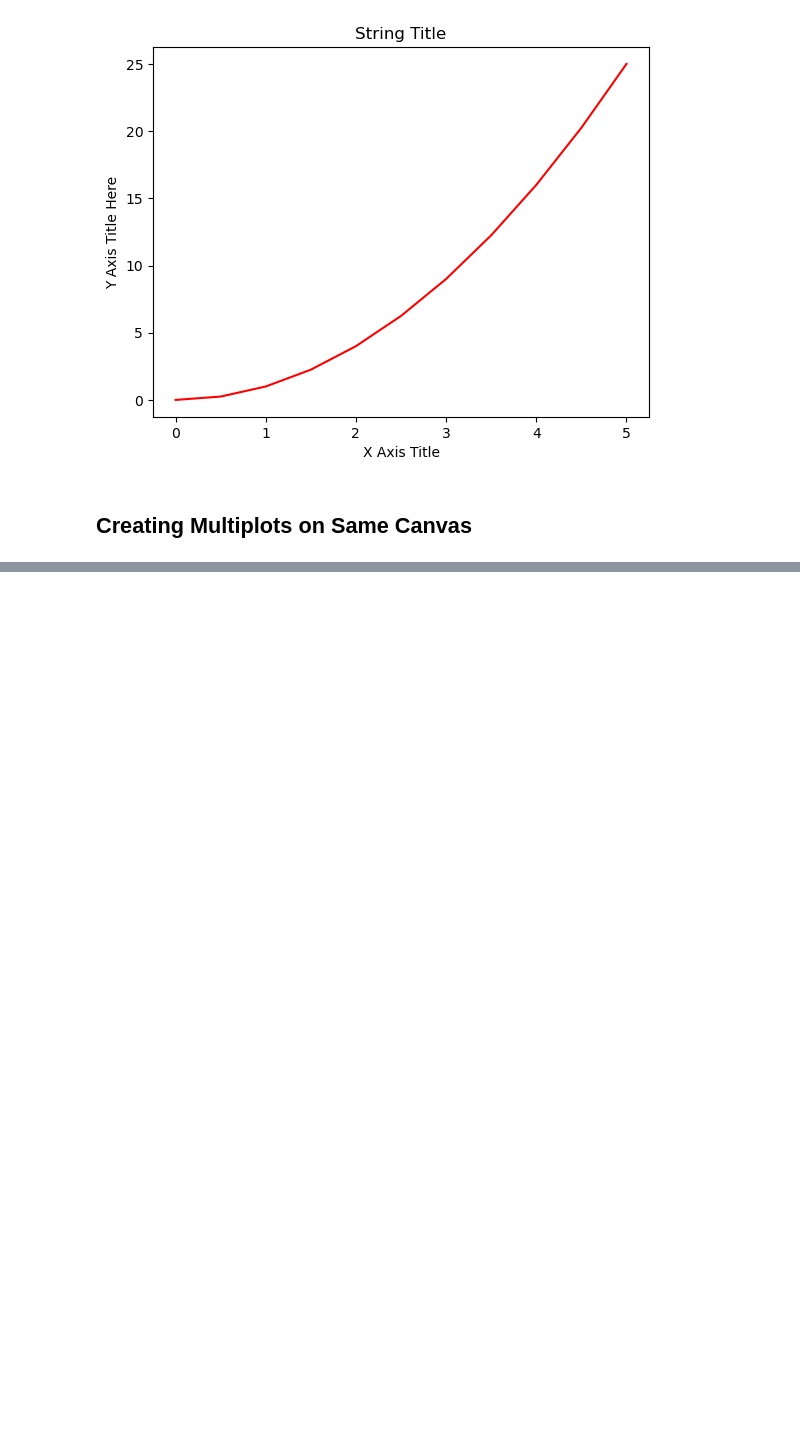
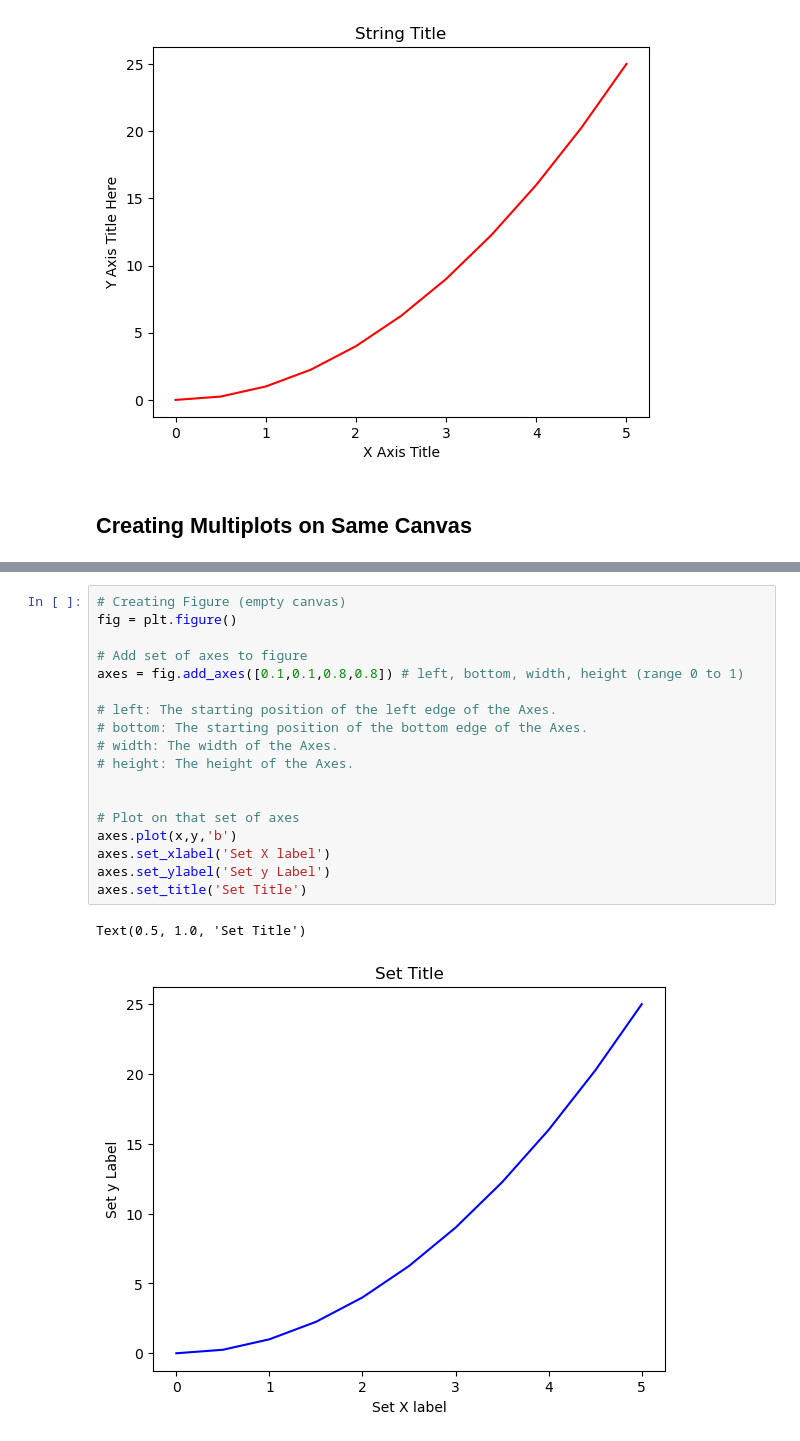
Before and after one commit to SiddheshDaphane/Data-Analysis-in-Python, a Jupyter notebook: 15_Matplotlib_Concepts.ipynb, the cells around one changed output, grey strips where cells are left out. Saved outputs shown, nothing was run; the diff lists cells and outputs as text; blank space fills up the shorter version.

```diff
--- a/15_Matplotlib_Concepts.ipynb
+++ b/15_Matplotlib_Concepts.ipynb
@@ -37,0 +45,21 @@ plt.plot(x, y, 'g*-')
+# %%
+# Creating Figure (empty canvas)
+fig = plt.figure()
+
+# Add set of axes to figure
+axes = fig.add_axes([0.1,0.1,0.8,0.8]) # left, bottom, width, height (range 0 to 1)
+
+# left: The starting position of the left edge of the Axes.
+# bottom: The starting position of the bottom edge of the Axes.
+# width: The width of the Axes.
+# height: The height of the Axes.
+
+
+# Plot on that set of axes
+axes.plot(x,y,'b')
+axes.set_xlabel('Set X label')
+axes.set_ylabel('Set y Label')
+axes.set_title('Set Title')
+# %% [output]
+Text(0.5, 1.0, 'Set Title')
+[figure, added]
```
Also changed, not shown: parts of 3 cells of this notebook.
